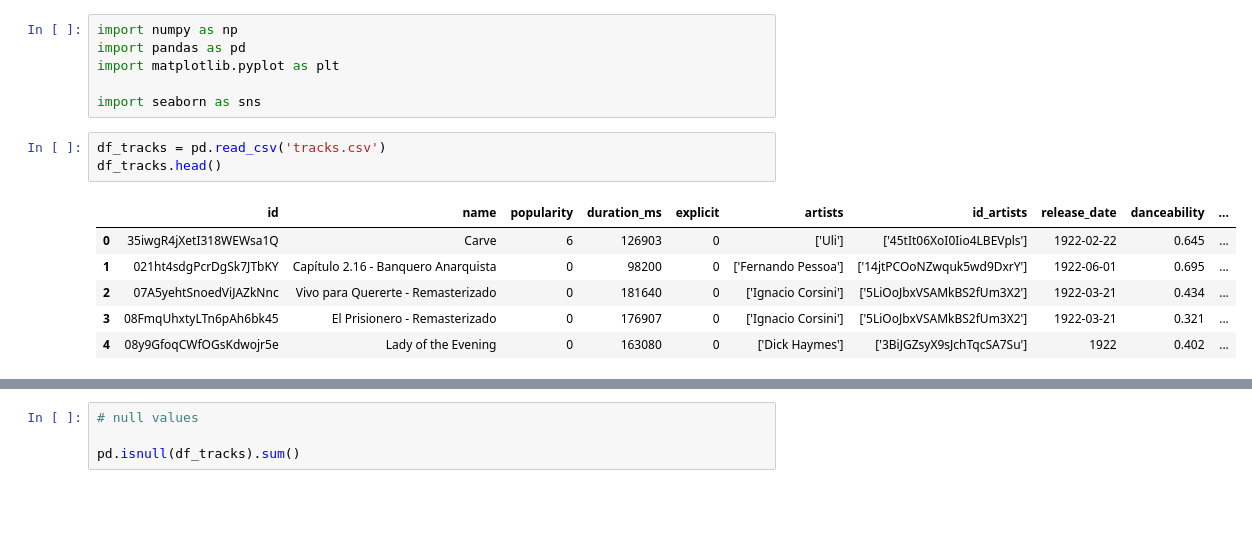
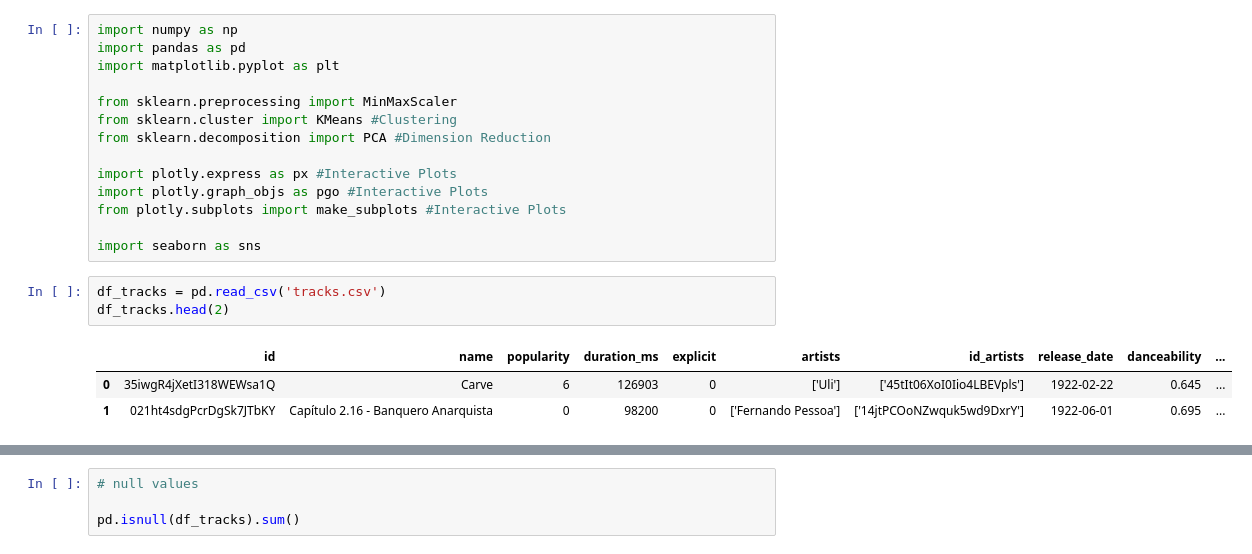
Before and after one commit to HimanshuDTU18/Analysis-of-Spotify, a Jupyter notebook: Spotify Analysis.ipynb, the cells around one changed output, grey strips where cells are left out. Drawn from its saved outputs; the diff is of its cells as text; blank space fills up the shorter version.

```diff
--- a/Spotify Analysis.ipynb
+++ b/Spotify Analysis.ipynb
@@ -5,14 +51,19 @@ import numpy as np
 import pandas as pd
 import matplotlib.pyplot as plt
 
+from sklearn.preprocessing import MinMaxScaler
+from sklearn.cluster import KMeans #Clustering
+from sklearn.decomposition import PCA #Dimension Reduction
+
+import plotly.express as px #Interactive Plots
+import plotly.graph_objs as pgo #Interactive Plots
+from plotly.subplots import make_subplots #Interactive Plots
+
 import seaborn as sns
 # %%
 df_tracks = pd.read_csv('tracks.csv')
-df_tracks.head()
+df_tracks.head(2)
 # %% [output]
 |  | id | name | popularity | duration_ms | explicit | artists | id_artists | release_date | danceability | ... |
 | 0 | 35iwgR4jXetI318WEWsa1Q | Carve | 6 | 126903 | 0 | ['Uli'] | ['45tIt06XoI0Iio4LBEVpls'] | 1922-02-22 | 0.645 | ... |
 | 1 | 021ht4sdgPcrDgSk7JTbKY | Capítulo 2.16 - Banquero Anarquista | 0 | 98200 | 0 | ['Fernando Pessoa'] | ['14jtPCOoNZwquk5wd9DxrY'] | 1922-06-01 | 0.695 | ... |
-| 2 | 07A5yehtSnoedViJAZkNnc | Vivo para Quererte - Remasterizado | 0 | 181640 | 0 | ['Ignacio Corsini'] | ['5LiOoJbxVSAMkBS2fUm3X2'] | 1922-03-21 | 0.434 | ... |
-| 3 | 08FmqUhxtyLTn6pAh6bk45 | El Prisionero - Remasterizado | 0 | 176907 | 0 | ['Ignacio Corsini'] | ['5LiOoJbxVSAMkBS2fUm3X2'] | 1922-03-21 | 0.321 | ... |
-| 4 | 08y9GfoqCWfOGsKdwojr5e | Lady of the Evening | 0 | 163080 | 0 | ['Dick Haymes'] | ['3BiJGZsyX9sJchTqcSA7Su'] | 1922 | 0.402 | ... |
```
Also changed, not shown: parts of 17 cells of this notebook.
